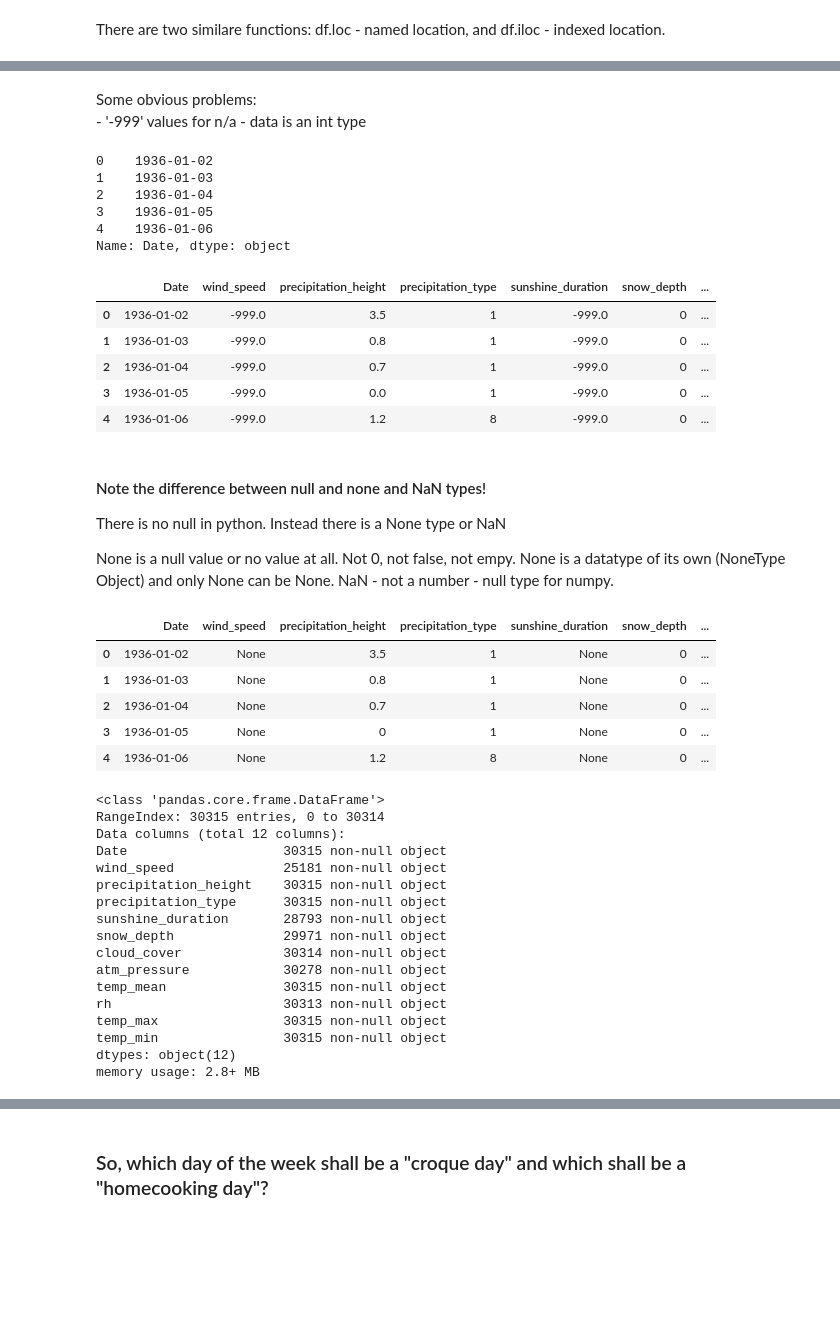
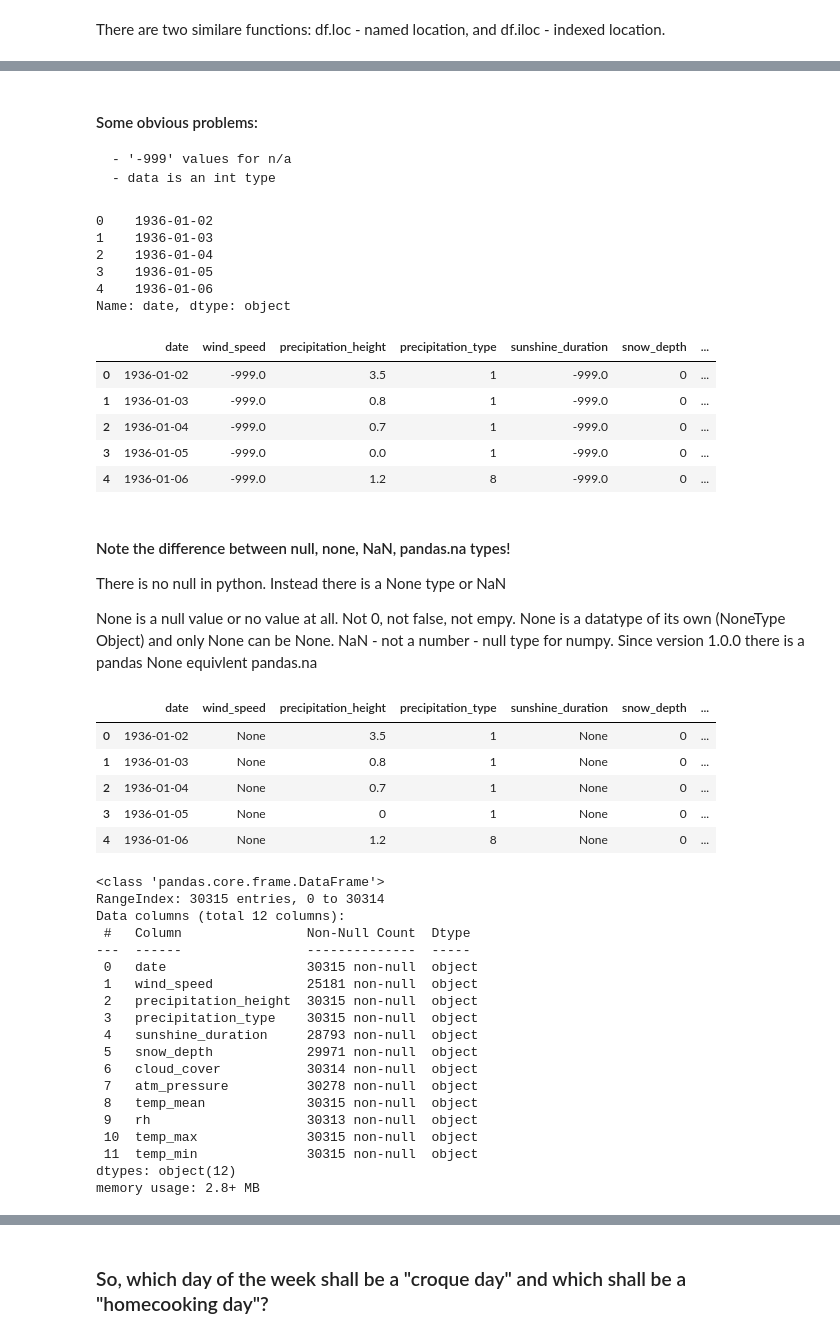
Before and after one commit to kahovka/DataProcessingPandas, a Jupyter notebook: DE_Weather_HH.ipynb, the cells around one changed output, grey strips where cells are left out. Drawn from its saved outputs; the diff is of its cells as text; code cells hidden in the pictures; blank space fills up the shorter version.

```diff
--- a/DE_Weather_HH.ipynb
+++ b/DE_Weather_HH.ipynb
@@ -7,6 +25,6 @@ import numpy as np
 # %%
 data = pd.read_csv('./data/produkt_klima_tag_19360101_20181231_01975.txt', sep=';', header = 1, index_col = False,
-                  names = ['Station_ID', 'Date', 'QC_34', 'wind_gusts', 'wind_speed', 'QC_next',
+                  names = ['Station_ID', 'date', 'QC_34', 'wind_gusts', 'wind_speed', 'QC_next',
                            'precipitation_height', 'precipitation_type', 'sunshine_duration', 'snow_depth',
                            'cloud_cover', 'vapour_pressure', 'atm_pressure', 'temp_mean', 'rh', 'temp_max',
                            'temp_min', 'temp_min_ground', 'eor'])
@@ -93,40 +135,41 @@ data.loc[5113:5117, 'Date': 'sunshine_duration']
 # %% [markdown]
-Some obvious problems:
+#### Some obvious problems:
     - '-999' values for n/a
     - data is an int type
 # %%
 def get_date(x):
     return datetime.strptime(str(x), '%Y%m%d').date()
 
-data['Date'].apply(get_date).head()
+data['date'].apply(get_date).head()
 # %% [output]
 0    1936-01-02
 1    1936-01-03
 2    1936-01-04
 3    1936-01-05
 4    1936-01-06
-Name: Date, dtype: object
+Name: date, dtype: object
 # %%
-data['Date'] = data['Date'].apply(lambda x :datetime.strptime(str(x), '%Y%m%d').date())
+data['date'] = data['date'].apply(lambda x :datetime.strptime(str(x), '%Y%m%d').date())
 data.head()
 # %% [output]
-|  | Date | wind_speed | precipitation_height | precipitation_type | sunshine_duration | snow_depth | ... |
+|  | date | wind_speed | precipitation_height | precipitation_type | sunshine_duration | snow_depth | ... |
 | 0 | 1936-01-02 | -999.0 | 3.5 | 1 | -999.0 | 0 | ... |
 | 1 | 1936-01-03 | -999.0 | 0.8 | 1 | -999.0 | 0 | ... |
 | 2 | 1936-01-04 | -999.0 | 0.7 | 1 | -999.0 | 0 | ... |
 | 3 | 1936-01-05 | -999.0 | 0.0 | 1 | -999.0 | 0 | ... |
 | 4 | 1936-01-06 | -999.0 | 1.2 | 8 | -999.0 | 0 | ... |
 # %% [markdown]
-#### Note the difference between null and none and NaN types!
+#### Note the difference between null, none, NaN, pandas.na types!
 There is no null in python. Instead there is a None type or NaN
 
 None is a null value or no value at all. Not 0, not false, not empy. None is a datatype of its own (NoneType Object) and only None can be None.
 NaN  - not a number - null type for numpy.
+Since version 1.0.0 there is a pandas None equivlent pandas.na
 # %%
 data_temp = data.replace([-999], [None])
 data_temp.head()
 # %% [output]
-|  | Date | wind_speed | precipitation_height | precipitation_type | sunshine_duration | snow_depth | ... |
+|  | date | wind_speed | precipitation_height | precipitation_type | sunshine_duration | snow_depth | ... |
 | 0 | 1936-01-02 | None | 3.5 | 1 | None | 0 | ... |
 | 1 | 1936-01-03 | None | 0.8 | 1 | None | 0 | ... |
 | 2 | 1936-01-04 | None | 0.7 | 1 | None | 0 | ... |
@@ -138,18 +181,20 @@ data_temp.info()
 <class 'pandas.core.frame.DataFrame'>
 RangeIndex: 30315 entries, 0 to 30314
 Data columns (total 12 columns):
-Date                    30315 non-null object
-wind_speed              25181 non-null object
-precipitation_height    30315 non-null object
-precipitation_type      30315 non-null object
-sunshine_duration       28793 non-null object
-snow_depth              29971 non-null object
-cloud_cover             30314 non-null object
-atm_pressure            30278 non-null object
-temp_mean               30315 non-null object
-rh                      30313 non-null object
-temp_max                30315 non-null object
-temp_min                30315 non-null object
+ #   Column                Non-Null Count  Dtype
+---  ------                --------------  -----
+ 0   date                  30315 non-null  object
+ 1   wind_speed            25181 non-null  object
+ 2   precipitation_height  30315 non-null  object
+ 3   precipitation_type    30315 non-null  object
+ 4   sunshine_duration     28793 non-null  object
+ 5   snow_depth            29971 non-null  object
+ 6   cloud_cover           30314 non-null  object
+ 7   atm_pressure          30278 non-null  object
+ 8   temp_mean             30315 non-null  object
+ 9   rh                    30313 non-null  object
+ 10  temp_max              30315 non-null  object
+ 11  temp_min              30315 non-null  object
 dtypes: object(12)
 memory usage: 2.8+ MB
 # %%
```
Also changed, not shown: parts of 37 cells of this notebook, 1 other file.
